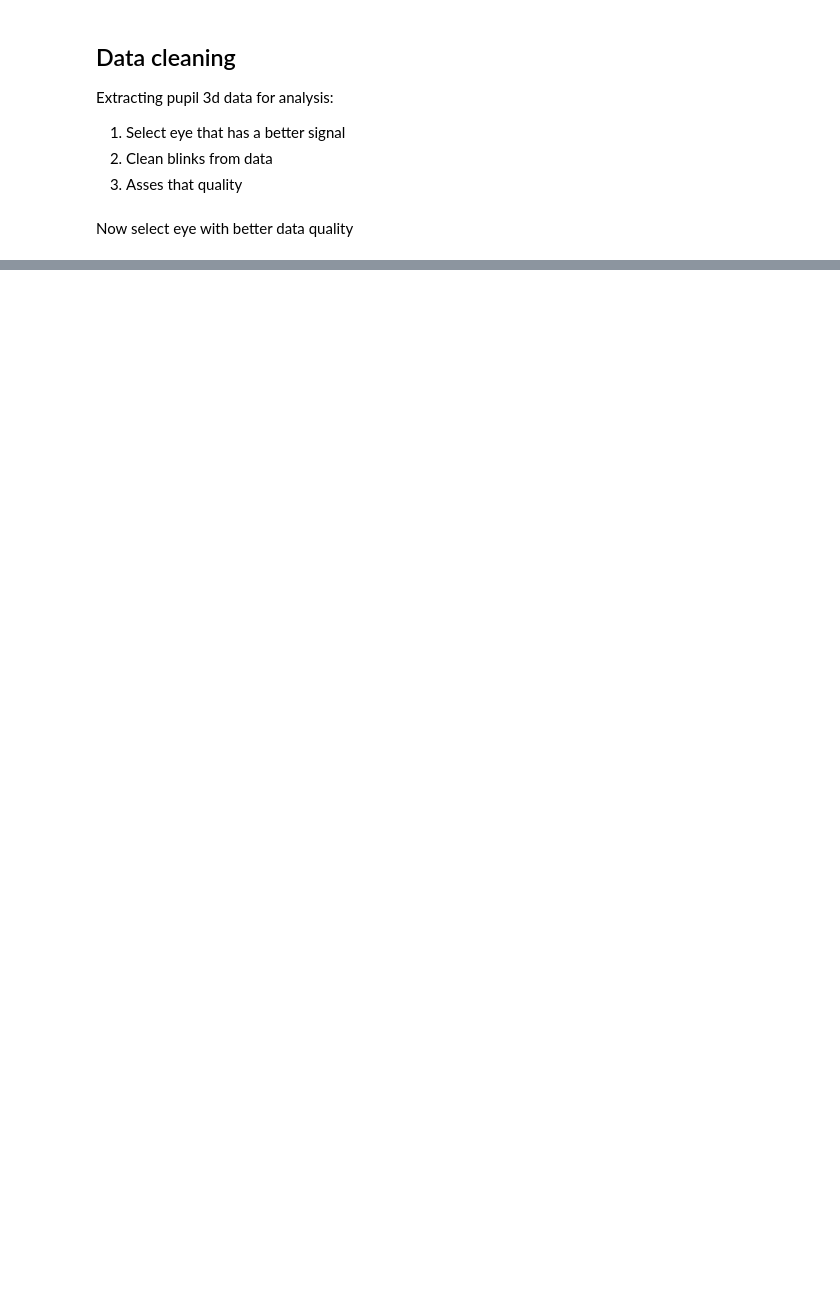
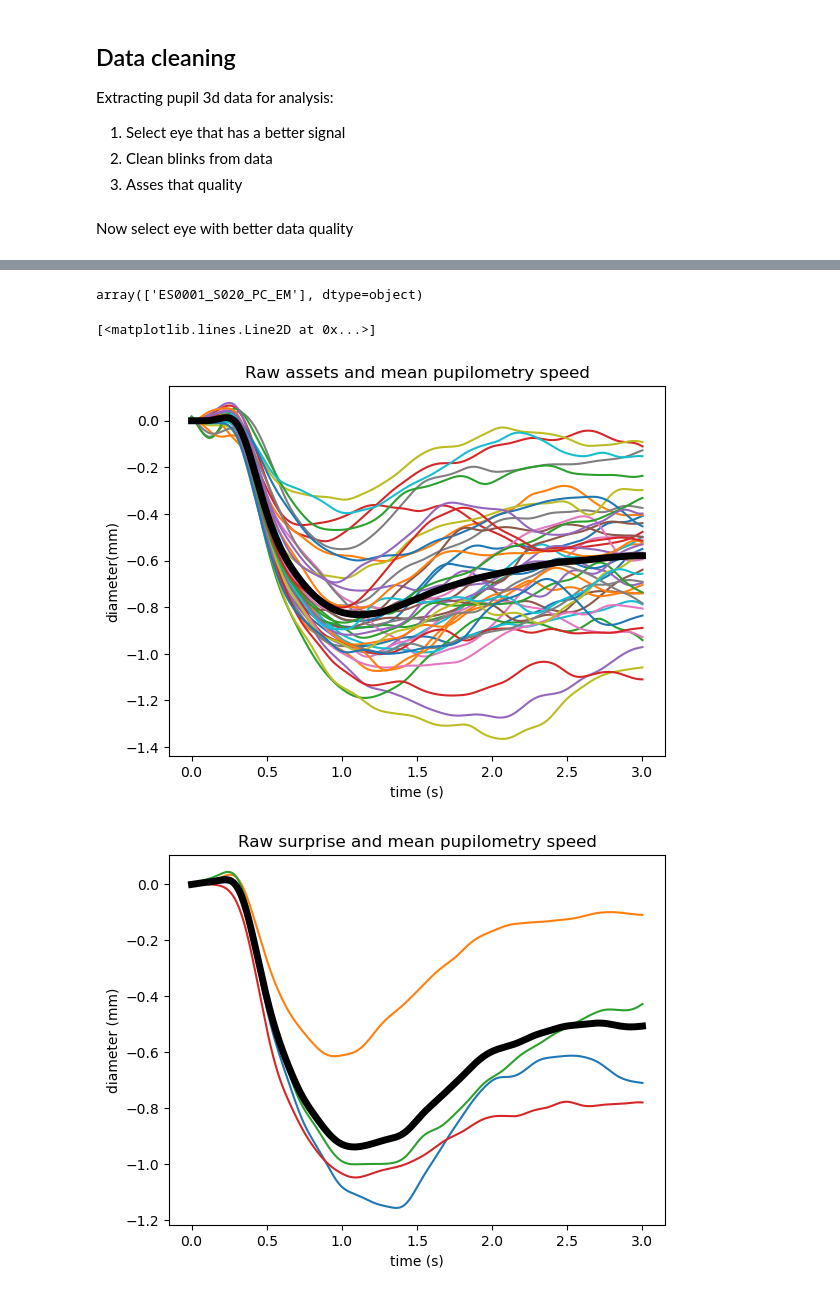
Before and after one commit to Rockyneuron/pupil_labs_analysis, a Jupyter notebook: analysis/pupillometry/pupillometry_2.0.ipynb, the cells around one changed output, grey strips where cells are left out. Cells and saved outputs as stored; diff of their text form; code cells hidden in the pictures; blank space fills up the shorter version.

```diff
--- a/analysis/pupillometry/pupillometry_2.0.ipynb
+++ b/analysis/pupillometry/pupillometry_2.0.ipynb
@@ -214,0 +276,3 @@ Loaded 66937 samples
+# %%
+pupil_df['diameter_3d_z_score']=nm.normalize(values=pupil_df['diameter_3d'],
+                                                type='z_score')
@@ -214,0 +324,55 @@ Loaded 66937 samples
+# %%
+df_list.append(pupil_diameter_df)
+df_concat=pd.concat(df_list)
+df_concat.index.name='index1'
+df_concat_group=df_concat.groupby('index1')
+df_concat['session'].unique()
+# %% [output]
+array(['ES0001_S020_PC_EM'], dtype=object)
+# %%
+window_frames=df_concat.index.max()+1#np.round(windows_s*120).astype(int)
+window=range(0,window_frames)
+time_x=np.linspace(0,windows_s,window_frames)
+%matplotlib inline
+df_concat_mean=df_concat_group.mean()
+df_concat_std=df_concat_group.std()
+
+filter_assets=list(df_concat_mean.columns)
+filter_surprise=list(df_concat_mean.columns)
+
+filter_assets=[asset for asset in filter_assets if 'Asset' in asset ]
+filter_surprise=[asset for asset in filter_surprise if 'Surprise' in asset ]
+
+mat=df_concat_mean.reindex(columns=filter_assets).values
+mat_std=df_concat_std.reindex(columns=filter_assets).values
+
+mat2=df_concat_mean.reindex(columns= filter_surprise).values
+mat2_std=df_concat_std.reindex(columns= filter_surprise).values
+
+fig, ax=plt.subplots(1,1)
+ax.plot(time_x,mat)
+ax.plot(time_x,np.mean(mat,axis=1),linewidth=5,color='black')
+# ax.legend([images,'assets mean'])
+ax.set_title('Raw assets and mean pupilometry speed')
+ax.set_xlabel('time (s)')
+ax.set_ylabel('diameter(mm)')
+
+
+fig, ax=plt.subplots(1,1)
+ax.plot(time_x,mat2)
+ax.plot(time_x,np.mean(mat2,axis=1),linewidth=5,color='black')
+ax.set_title('Raw surprise and mean pupilometry speed')
+ax.set_xlabel('time (s)')
+ax.set_ylabel('diameter (mm)')
+
+
+fig, ax=plt.subplots(1,1)
+ax.errorbar(time_x,np.mean(mat,axis=1),np.std(mat_std,axis=1),linewidth=2,color='blue')
+ax.errorbar(time_x,np.mean(mat2,axis=1),np.std(mat2_std,axis=1),linewidth=0.5,color='red')
+ax.legend(['assets','surprise'])
+ax.plot(time_x,np.mean(mat2,axis=1),linewidth=2,color='black')
+ax.plot(time_x,np.mean(mat,axis=1),linewidth=2,color='black')
+# %% [output]
+[<matplotlib.lines.Line2D at 0x...>]
+[figure, added]
+[figure, added]
```
Also changed, not shown: parts of 17 cells of this notebook, 3 other files.
